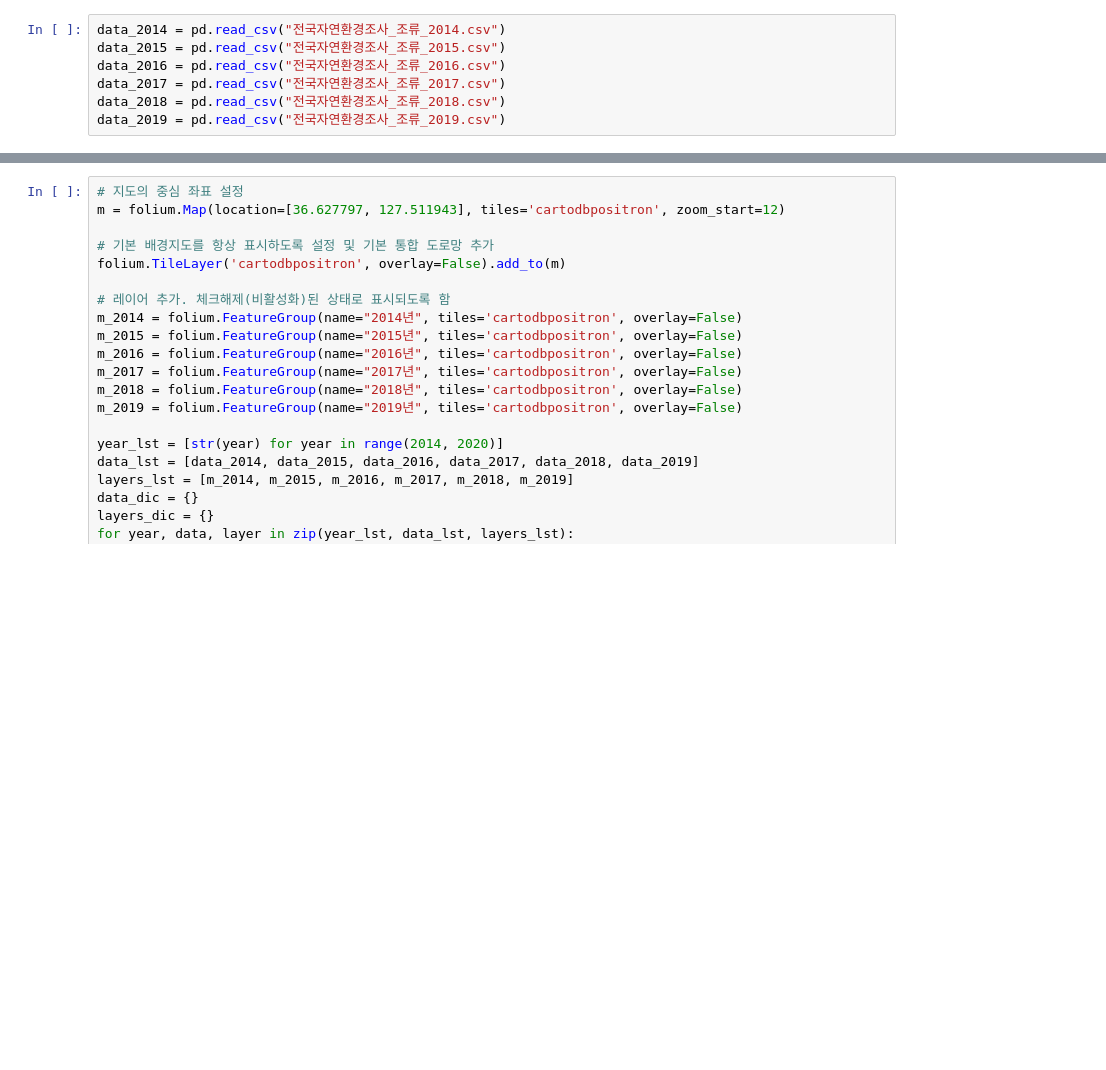
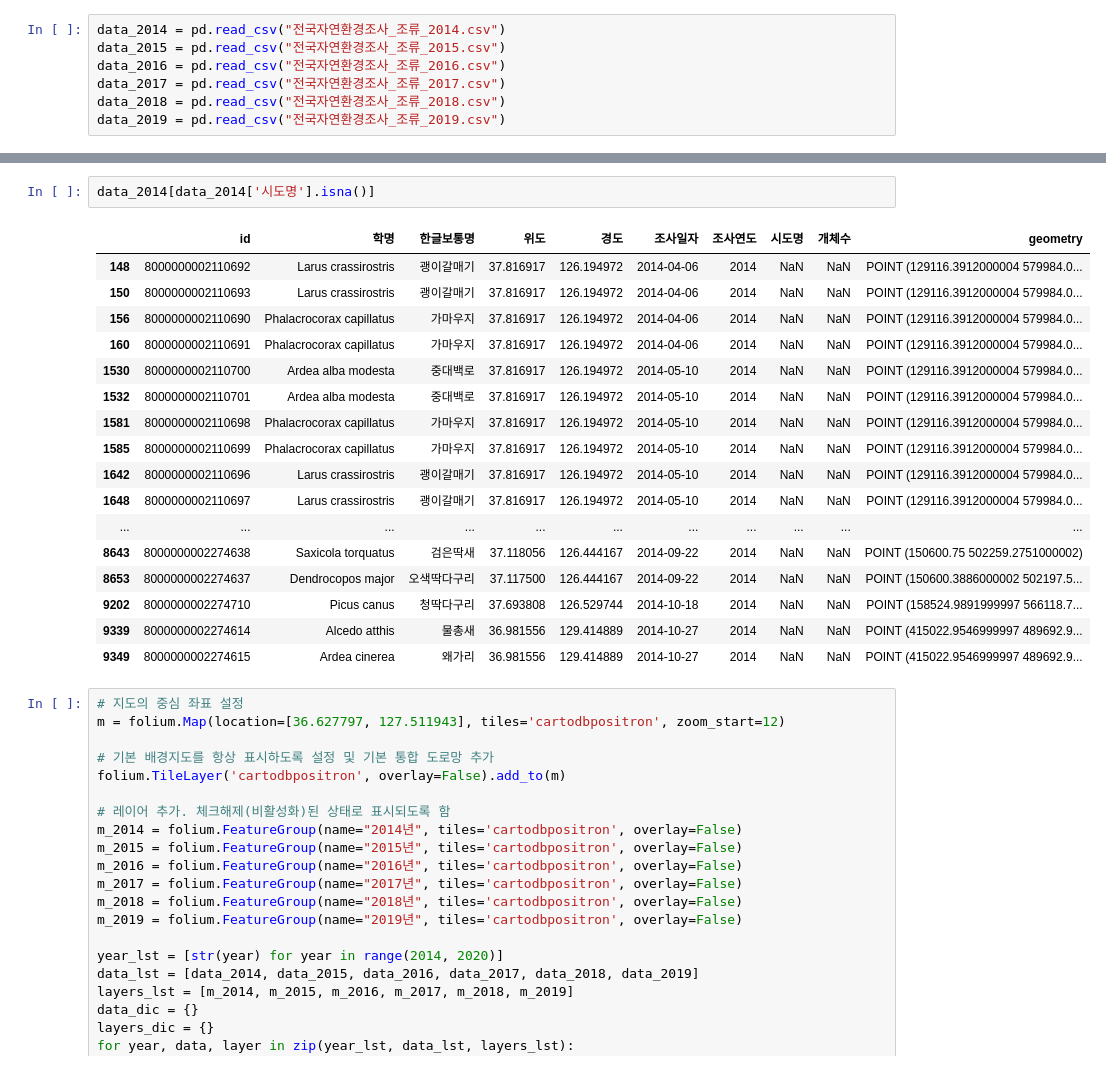
Before and after one commit to DDalaDDula/AI_Challenge_for_Biodiversity, a Jupyter notebook: prepro.ipynb, the cells around one changed output, grey strips where cells are left out. Cells and saved outputs as stored; diff of their text form; blank space fills up the shorter version.

```diff
--- a/prepro.ipynb
+++ b/prepro.ipynb
@@ -39,3 +98,23 @@ data_2019 = pd.read_csv("전국자연환경조사_조류_2019.csv")
+# %%
+data_2014[data_2014['시도명'].isna()]
+# %% [output]
+|  | id | 학명 | 한글보통명 | 위도 | 경도 | 조사일자 | 조사연도 | 시도명 | 개체수 | geometry |
+| 148 | 8000000002110692 | Larus crassirostris | 괭이갈매기 | 37.816917 | 126.194972 | 2014-04-06 | 2014 | NaN | NaN | POINT (129116.3912000004 579984.0... |
+| 150 | 8000000002110693 | Larus crassirostris | 괭이갈매기 | 37.816917 | 126.194972 | 2014-04-06 | 2014 | NaN | NaN | POINT (129116.3912000004 579984.0... |
+| 156 | 8000000002110690 | Phalacrocorax capillatus | 가마우지 | 37.816917 | 126.194972 | 2014-04-06 | 2014 | NaN | NaN | POINT (129116.3912000004 579984.0... |
+| 160 | 8000000002110691 | Phalacrocorax capillatus | 가마우지 | 37.816917 | 126.194972 | 2014-04-06 | 2014 | NaN | NaN | POINT (129116.3912000004 579984.0... |
+| 1530 | 8000000002110700 | Ardea alba modesta | 중대백로 | 37.816917 | 126.194972 | 2014-05-10 | 2014 | NaN | NaN | POINT (129116.3912000004 579984.0... |
+| 1532 | 8000000002110701 | Ardea alba modesta | 중대백로 | 37.816917 | 126.194972 | 2014-05-10 | 2014 | NaN | NaN | POINT (129116.3912000004 579984.0... |
+| 1581 | 8000000002110698 | Phalacrocorax capillatus | 가마우지 | 37.816917 | 126.194972 | 2014-05-10 | 2014 | NaN | NaN | POINT (129116.3912000004 579984.0... |
+| 1585 | 8000000002110699 | Phalacrocorax capillatus | 가마우지 | 37.816917 | 126.194972 | 2014-05-10 | 2014 | NaN | NaN | POINT (129116.3912000004 579984.0... |
+| 1642 | 8000000002110696 | Larus crassirostris | 괭이갈매기 | 37.816917 | 126.194972 | 2014-05-10 | 2014 | NaN | NaN | POINT (129116.3912000004 579984.0... |
+| 1648 | 8000000002110697 | Larus crassirostris | 괭이갈매기 | 37.816917 | 126.194972 | 2014-05-10 | 2014 | NaN | NaN | POINT (129116.3912000004 579984.0... |
+| ... | ... | ... | ... | ... | ... | ... | ... | ... | ... | ... |
+| 8643 | 8000000002274638 | Saxicola torquatus | 검은딱새 | 37.118056 | 126.444167 | 2014-09-22 | 2014 | NaN | NaN | POINT (150600.75 502259.2751000002) |
+| 8653 | 8000000002274637 | Dendrocopos major | 오색딱다구리 | 37.117500 | 126.444167 | 2014-09-22 | 2014 | NaN | NaN | POINT (150600.3886000002 502197.5... |
+| 9202 | 8000000002274710 | Picus canus | 청딱다구리 | 37.693808 | 126.529744 | 2014-10-18 | 2014 | NaN | NaN | POINT (158524.9891999997 566118.7... |
+| 9339 | 8000000002274614 | Alcedo atthis | 물총새 | 36.981556 | 129.414889 | 2014-10-27 | 2014 | NaN | NaN | POINT (415022.9546999997 489692.9... |
+| 9349 | 8000000002274615 | Ardea cinerea | 왜가리 | 36.981556 | 129.414889 | 2014-10-27 | 2014 | NaN | NaN | POINT (415022.9546999997 489692.9... |
 # %%
 # 지도의 중심 좌표 설정
 m = folium.Map(location=[36.627797, 127.511943], tiles='cartodbpositron', zoom_start=12)
```
Also changed, not shown: parts of 6 cells of this notebook, 1 other file.
